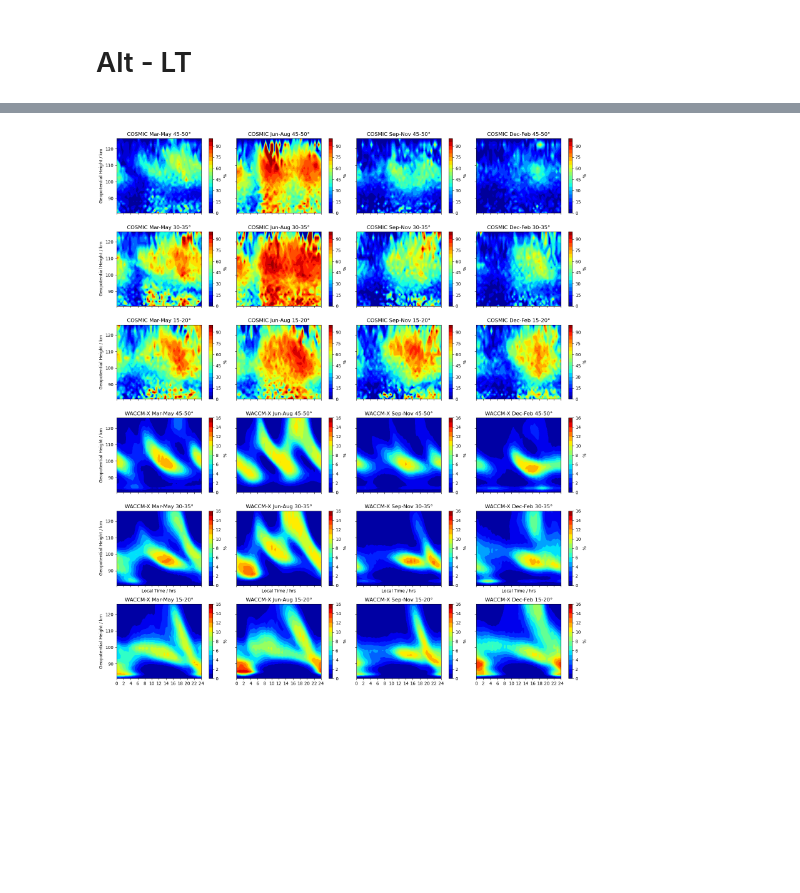
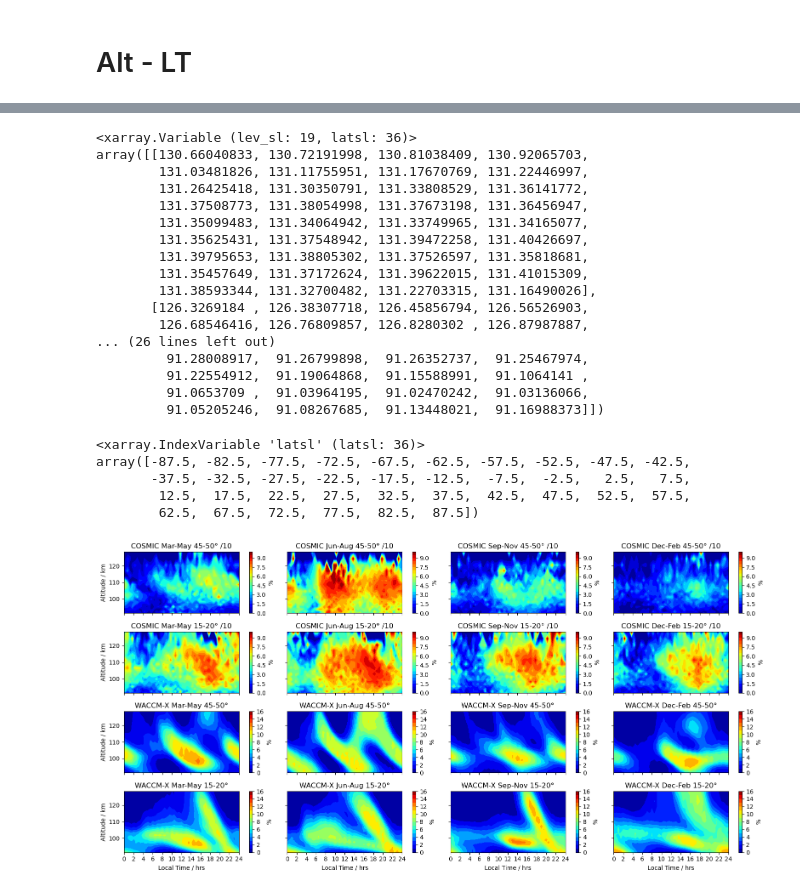
Before and after one commit to tashaay/SpE_Identification_Notebooks, a Jupyter notebook: COSMIC_WACCM_Plotting-WACCM_Factor.ipynb, the cells around one changed output, grey strips where cells are left out. Saved outputs shown, nothing was run; the diff lists cells and outputs as text; code cells hidden in the pictures; blank space fills up the shorter version.

```diff
--- a/COSMIC_WACCM_Plotting-WACCM_Factor.ipynb
+++ b/COSMIC_WACCM_Plotting-WACCM_Factor.ipynb
@@ -1146,3 +1212,33 @@ plt.show()
+# %%
+spr_alt_sl_sh_avg_bb_5d_dsavgg.shape #19,36
+
+spr_alt_sl_sh_avg_bb_5d_dsavgg
+# %% [output]
+<xarray.Variable (lev_sl: 19, latsl: 36)>
+array([[130.66040833, 130.72191998, 130.81038409, 130.92065703,
+        131.03481826, 131.11755951, 131.17670769, 131.22446997,
+        131.26425418, 131.30350791, 131.33808529, 131.36141772,
+        131.37508773, 131.38054998, 131.37673198, 131.36456947,
+        131.35099483, 131.34064942, 131.33749965, 131.34165077,
+        131.35625431, 131.37548942, 131.39472258, 131.40426697,
+        131.39795653, 131.38805302, 131.37526597, 131.35818681,
+        131.35457649, 131.37172624, 131.39622015, 131.41015309,
+        131.38593344, 131.32700482, 131.22703315, 131.16490026],
+       [126.3269184 , 126.38307718, 126.45856794, 126.56526903,
+        126.68546416, 126.76809857, 126.8280302 , 126.87987887,
+... (26 lines left out)
+         91.28008917,  91.26799898,  91.26352737,  91.25467974,
+         91.22554912,  91.19064868,  91.15588991,  91.1064141 ,
+         91.0653709 ,  91.03964195,  91.02470242,  91.03136066,
+         91.05205246,  91.08267685,  91.13448021,  91.16988373]])
+# %%
+intlat
+# %% [output]
+<xarray.IndexVariable 'latsl' (latsl: 36)>
+array([-87.5, -82.5, -77.5, -72.5, -67.5, -62.5, -57.5, -52.5, -47.5, -42.5,
+       -37.5, -32.5, -27.5, -22.5, -17.5, -12.5,  -7.5,  -2.5,   2.5,   7.5,
+        12.5,  17.5,  22.5,  27.5,  32.5,  37.5,  42.5,  47.5,  52.5,  57.5,
+        62.5,  67.5,  72.5,  77.5,  82.5,  87.5])
 # %%
 
 ###------------------------### C O S M I C ###------------------------###
@@ -1151,7 +1247,7 @@ plt.show()
 
 # Define the latitude slices
 #latitude_slices = [(10, 15), (20, 25), (30, 35), (40, 45), (50, 55)]
-latitude_slices = [(15, 20) , (30, 35), (45, 50) ]
+latitude_slices = [(15, 20) , (45, 50) ]
 lenlat = len(latitude_slices)
 
 # # Calculate the number of latitude slices
@@ -1190,10 +1286,16 @@ for lat_slice in latitude_slices:
     win_ocfr_LT_latsl[f'{lower_lat}-{upper_lat}'] = win_latslmean
 
 ###------------------------### W A C C M ###------------------------###
+ind_latsls = {}
+plot_lowaltlim = 0.
 
-# Assuming intlat is your xarray IndexVariable
-ind_15_20 = np.where((intlat >= 15.0) & (intlat <= 20.0))[0]
-ind_45_50 = np.where((intlat >= 45.0) & (intlat <= 50.0))[0]
+for lat_slice in latitude_slices:
+    lower_lat, upper_lat = lat_slice
+
+    # Store the results in dictionaries
+    ind_latsls[f'{lower_lat}-{upper_lat}'] = np.where((intlat >= lower_lat) & (intlat <= upper_lat))[0][0]
+
+
 
 ###------------------------### W A C C M ###------------------------###
 
@@ -1208,12 +1310,13 @@ vmax_waccm = 16
 nolevs_waccm = 17
 
 vmin_cosmic = 0
-vmax_cosmic = 100
+vmax_cosmic = 10
+nolevs_cosmic = 21
 cmap = plt.get_cmap('jet')
 
 
 # Create a 4x4 subplot grid
-fig, axes = plt.subplots(nrows=6, ncols=4, figsize=( (4*lenseas), (4*1.5*lenlat) ), sharex=True, sharey=True)
+fig, axes = plt.subplots(nrows=lenlat*2, ncols=lenseas, figsize=( (4*lenseas), (4*lenlat) ), sharex=True, sharey=True)
 
 
 #################################### COSMIC PLOTS ######################################
@@ -1235,16 +1338,16 @@ for i_season, season in enumerate(seasons):
         ax = axes[i_lat_band, i_season]
 
         if i_lat_band < lenlat:
-            contour = ax.contourf(spr_local_time_plot, spr_alt, data, cmap='jet',
-                                  levels=np.linspace(vmin_cosmic, vmax_cosmic, 21),
+            contour = ax.contourf(spr_local_time_plot, spr_alt, data/factor, cmap='jet',
+                                  levels=np.linspace(vmin_cosmic, vmax_cosmic, nolevs_cosmic),
                                   vmin=vmin_cosmic, vmax=vmax_cosmic)
 
         cbar = fig.colorbar(contour, ax=ax, pad=0.07)
         cbar.set_label(r'%')
-        ax.set_title(f'COSMIC {season} {lower_lat}-{upper_lat}\u00b0')
+        ax.set_title(f'COSMIC {season} {lower_lat}-{upper_lat}\u00b0 /10')
 
         if i_season == 0:
-            ax.set_ylabel('Geopotential Height / km')
+            ax.set_ylabel('Altitude / km')
 
 #################################### WACCM PLOTS ######################################
 for i_season, season in enumerate(seasons):
@@ -1259,51 +1362,56 @@ for i_season, season in enumerate(seasons):
                 data_waccm = spr_SpEs_Occ_Fr_bb_5d_dsavg[:, intlat_ind, :]
                 data_waccm = np.squeeze(data_waccm)
                 datac_waccm = np.concatenate((data_waccm, data_waccm[:, :1]), axis=1)
+                plot_alt = spr_alt_sl_sh_avg_bb_5d_dsavgg[ :, ind_latsls[f'{lower_lat}-{upper_lat}'] ]
             elif season.lower() == 'jun-aug':
                 data_waccm = sum_SpEs_Occ_Fr_bb_5d_dsavg[:, intlat_ind, :]
                 data_waccm = np.squeeze(data_waccm)
                 datac_waccm = np.concatenate((data_waccm, data_waccm[:, :1]), axis=1)
+                plot_alt = sum_alt_sl_sh_avg_bb_5d_dsavgg[ :, ind_latsls[f'{lower_lat}-{upper_lat}'] ]
             elif season.lower() == 'sep-nov':
                 data_waccm = aut_SpEs_Occ_Fr_bb_5d_dsavg[:, intlat_ind, :]
                 data_waccm = np.squeeze(data_waccm)
                 datac_waccm = np.concatenate((data_waccm, data_waccm[:, :1]), axis=1)
+                plot_alt = aut_alt_sl_sh_avg_bb_5d_dsavgg[ :, ind_latsls[f'{lower_lat}-{upper_lat}'] ]
+                plot_lowaltlim = plot_alt[-1]
             elif season.lower() == 'dec-feb':
                 data_waccm = win_SpEs_Occ_Fr_bb_5d_dsavg[:, intlat_ind, :]
                 data_waccm = np.squeeze(data_waccm)
                 datac_waccm = np.concatenate((data_waccm, data_waccm[:, :1]), axis=1)
+                plot_alt = win_alt_sl_sh_avg_bb_5d_dsavgg[ :, ind_latsls[f'{lower_lat}-{upper_lat}'] ]
 
         ax = axes[i_lat_ind, i_season]
 
         #if i_lat_ind > 1:
-        contour = ax.contourf(timeplot, Zavg_sl, datac_waccm, cmap=cmap,
+        contour = ax.contourf(timeplot, plot_alt, datac_waccm, cmap=cmap,
                               levels=np.linspace(vmin_waccm, vmax_waccm, nolevs_waccm), #extend='max',
                               vmin=vmin_waccm, vmax=vmax_waccm)
 
 
 
         if i_lat_band == 1:
             ax.set_xlabel('Local Time / hrs')
         xticks = np.linspace(0, 24, 13)
         ax.set_xticks(xticks)
         ax.set_xticklabels(xticks.astype(int))
         ax.set_title(f'WACCM-X {season} {lower_lat}-{upper_lat}\u00b0')
 
         cbar = fig.colorbar(contour, ax=ax, pad=0.07)
         cbar.set_label(r'%')
 
-        ax.set_ylim(spr_alt.min(), spr_alt.max())
+        ax.set_ylim(plot_lowaltlim, spr_alt.max())
 
         if i_season == 0:
-            ax.set_ylabel('Geopotential Height / km')
+            ax.set_ylabel('Altitude / km')
 
 #################################### WACCM PLOTS ######################################
 
 plt.tight_layout()
 
 # Save the figure
 figname = f'{run_name}_Combined_Alt_vs_LT_s4max_{s4max_threshold}.png'
-#plt.savefig('./Figures/Combined/' + str(figname), dpi=400, bbox_inches='tight')
+plt.savefig('./Figures/Combined/' + str(figname), dpi=400, bbox_inches='tight')
 
 plt.show()
 # %% [output]
-[figure, old version]
+[figure, new version]
```
Also changed, not shown: parts of 16 cells of this notebook, 23 other files.
